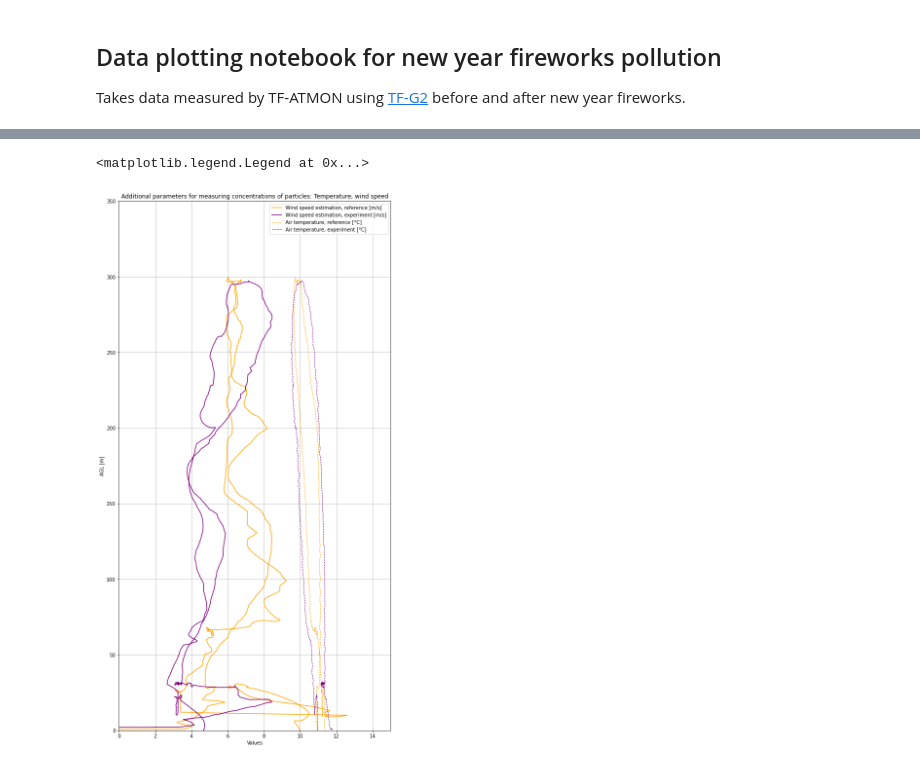
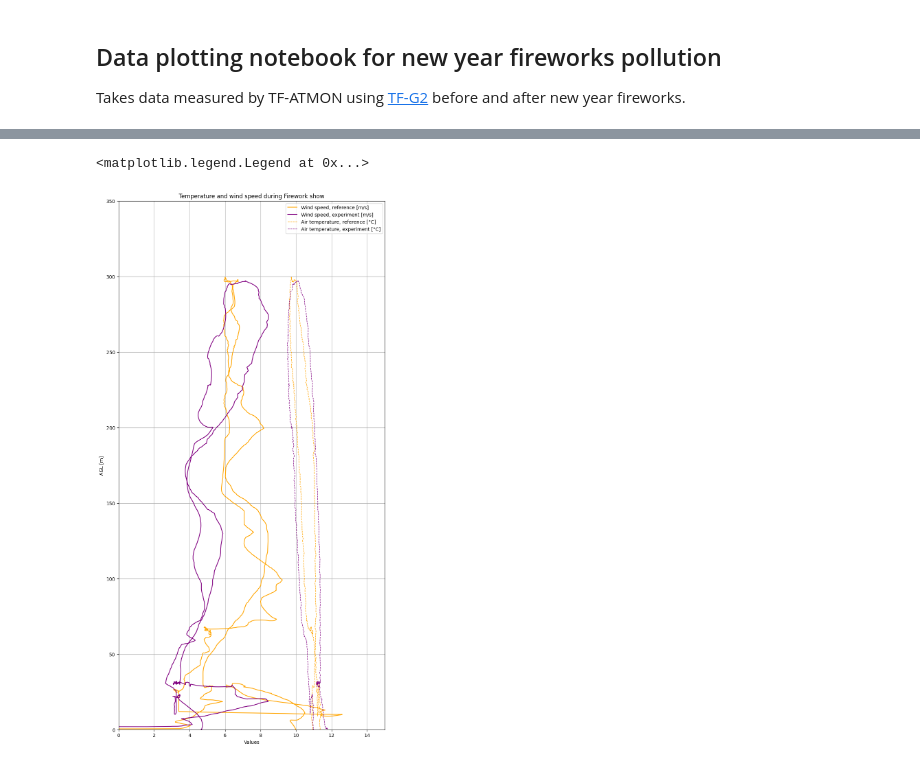
Before and after one commit to ThunderFly-aerospace/TF-ATMON, a Jupyter notebook: notebooks/fireworks_dust.ipynb, the cells around one changed output, grey strips where cells are left out. Drawn from its saved outputs; the diff is of its cells as text; code cells hidden in the pictures.

```diff
--- a/notebooks/fireworks_dust.ipynb
+++ b/notebooks/fireworks_dust.ipynb
@@ -70,29 +102,23 @@ plt.legend()
 # %%
 plt.figure(figsize=(10, 20))
 
-if 0:
-    plt.plot(silv_ref['wind_spd'], silv_ref['vehicle_local_position/z'], color="green", ls='-', label="Wind speed estimation, reference [m/s]")
-    plt.plot(silv_mes['wind_spd'], silv_mes['vehicle_local_position/z'], color="blue", ls='-', label="Wind speed estimation, experiment [m/s]")
-    plt.plot(silv_ref['airspeed/air_temperature_celsius'], silv_ref['vehicle_local_position/z'], color="green", ls='--', lw=1, label="Air temperature, reference [°C]")
-    plt.plot(silv_mes['airspeed/air_temperature_celsius'], silv_mes['vehicle_local_position/z'], color="blue", ls='--', lw=1, label="Air temperature, experiment [°C]")
 
-if 1:
-    plt.plot(nr_ref['wind_spd'], nr_ref['vehicle_local_position/z'], color="orange", ls='-', label="Wind speed estimation, reference [m/s]")
-    plt.plot(nr_mes['wind_spd'], nr_mes['vehicle_local_position/z'], color="purple", ls='-', label="Wind speed estimation, experiment [m/s]")
-    plt.plot(nr_ref['airspeed/air_temperature_celsius'], nr_ref['vehicle_local_position/z'], color="orange", ls='--', lw=1, label="Air temperature, reference [°C]")
-    plt.plot(nr_mes['airspeed/air_temperature_celsius'], nr_mes['vehicle_local_position/z'], color="purple", ls='--', lw=1, label="Air temperature, experiment [°C]")
+plt.plot(nr_ref['wind_spd'], nr_ref['vehicle_local_position/z'], color="orange", ls='-', label="Wind speed, reference [m/s]")
+plt.plot(nr_mes['wind_spd'], nr_mes['vehicle_local_position/z'], color="purple", ls='-', label="Wind speed, experiment [m/s]")
+plt.plot(nr_ref['airspeed/air_temperature_celsius'], nr_ref['vehicle_local_position/z'], color="orange", ls='--', lw=1, label="Air temperature, reference [°C]")
+plt.plot(nr_mes['airspeed/air_temperature_celsius'], nr_mes['vehicle_local_position/z'], color="purple", ls='--', lw=1, label="Air temperature, experiment [°C]")
 
 
 plt.ylabel("AGL [m]")
 plt.xlabel("Values")
 plt.xlim(0,15)
 plt.ylim(0, 350)
-plt.title("Additional parameters for measuring concentrations of particles: Temperature, wind speed")
+plt.title("Temperature and wind speed during Firework show")
 plt.grid()
 plt.legend()
 # %% [output]
 <matplotlib.legend.Legend at 0x...>
-[figure, old version]
+[figure, new version]
 # %%
 from mpl_toolkits import mplot3d
 fig = plt.figure(figsize=(10, 10))
```
Also changed, not shown: parts of 9 cells of this notebook.
